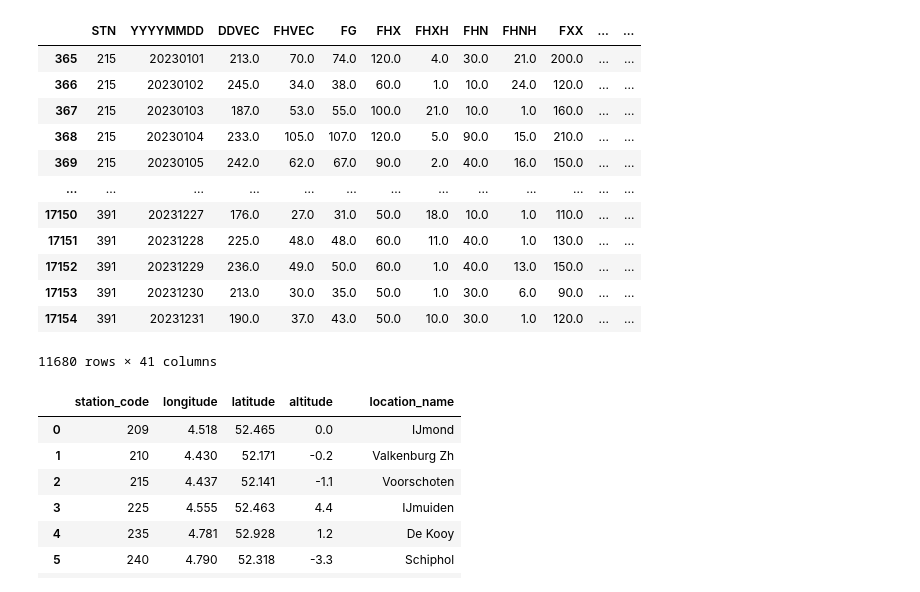
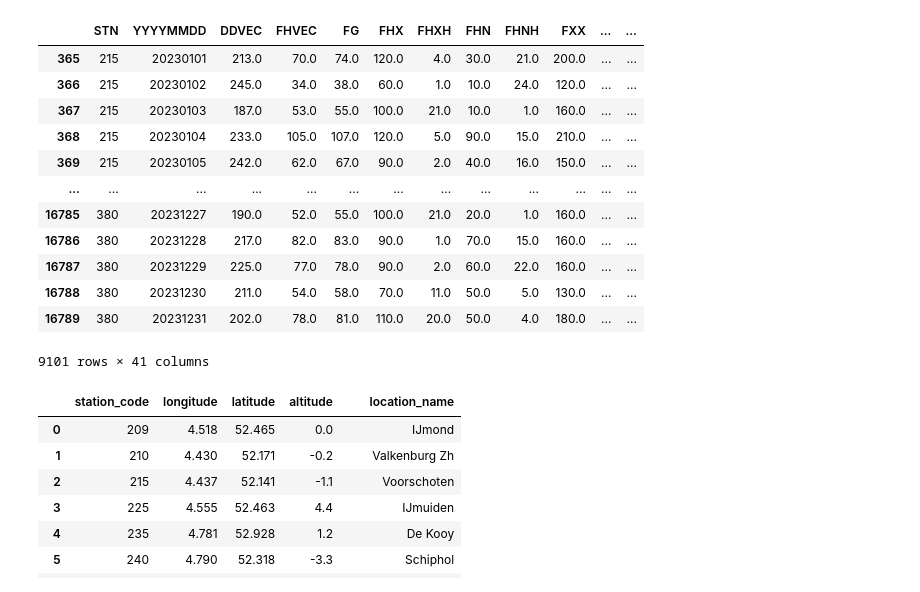
Before and after one commit to tomrooijakkers/data-science-portfolio, a Jupyter notebook: knmi-weather/01-get_knmi_data_examples.ipynb, the cells around one changed output. Saved outputs shown, nothing was run; the diff lists cells and outputs as text; code cells hidden in the pictures.

```diff
--- a/knmi-weather/knmi_test_notebook.ipynb
+++ b/knmi-weather/01-get_knmi_data_examples.ipynb
@@ -40,19 +79,19 @@ df_day
 # %%
-df_day[~df_day['EV24'].isna()]
+df_day[~df_day['VVNH'].isna()]
 # %% [output]
 |  | STN | YYYYMMDD | DDVEC | FHVEC | FG | FHX | FHXH | FHN | FHNH | FXX | ... | ... |
 | 365 | 215 | 20230101 | 213.0 | 70.0 | 74.0 | 120.0 | 4.0 | 30.0 | 21.0 | 200.0 | ... | ... |
 | 366 | 215 | 20230102 | 245.0 | 34.0 | 38.0 | 60.0 | 1.0 | 10.0 | 24.0 | 120.0 | ... | ... |
 | 367 | 215 | 20230103 | 187.0 | 53.0 | 55.0 | 100.0 | 21.0 | 10.0 | 1.0 | 160.0 | ... | ... |
 | 368 | 215 | 20230104 | 233.0 | 105.0 | 107.0 | 120.0 | 5.0 | 90.0 | 15.0 | 210.0 | ... | ... |
 | 369 | 215 | 20230105 | 242.0 | 62.0 | 67.0 | 90.0 | 2.0 | 40.0 | 16.0 | 150.0 | ... | ... |
 | ... | ... | ... | ... | ... | ... | ... | ... | ... | ... | ... | ... | ... |
-| 17150 | 391 | 20231227 | 176.0 | 27.0 | 31.0 | 50.0 | 18.0 | 10.0 | 1.0 | 110.0 | ... | ... |
-| 17151 | 391 | 20231228 | 225.0 | 48.0 | 48.0 | 60.0 | 11.0 | 40.0 | 1.0 | 130.0 | ... | ... |
-| 17152 | 391 | 20231229 | 236.0 | 49.0 | 50.0 | 60.0 | 1.0 | 40.0 | 13.0 | 150.0 | ... | ... |
-| 17153 | 391 | 20231230 | 213.0 | 30.0 | 35.0 | 50.0 | 1.0 | 30.0 | 6.0 | 90.0 | ... | ... |
-| 17154 | 391 | 20231231 | 190.0 | 37.0 | 43.0 | 50.0 | 10.0 | 30.0 | 1.0 | 120.0 | ... | ... |
+| 16785 | 380 | 20231227 | 190.0 | 52.0 | 55.0 | 100.0 | 21.0 | 20.0 | 1.0 | 160.0 | ... | ... |
+| 16786 | 380 | 20231228 | 217.0 | 82.0 | 83.0 | 90.0 | 1.0 | 70.0 | 15.0 | 160.0 | ... | ... |
+| 16787 | 380 | 20231229 | 225.0 | 77.0 | 78.0 | 90.0 | 2.0 | 60.0 | 22.0 | 160.0 | ... | ... |
+| 16788 | 380 | 20231230 | 211.0 | 54.0 | 58.0 | 70.0 | 11.0 | 50.0 | 5.0 | 130.0 | ... | ... |
+| 16789 | 380 | 20231231 | 202.0 | 78.0 | 81.0 | 110.0 | 20.0 | 50.0 | 4.0 | 180.0 | ... | ... |
-11680 rows × 41 columns
+9101 rows × 41 columns
 # %%
 df_stns = knmi_meteo_ingest.knmi_load_meteo_stations()
 # %%
```
Also changed, not shown: parts of 14 cells of this notebook, 9 other files.
